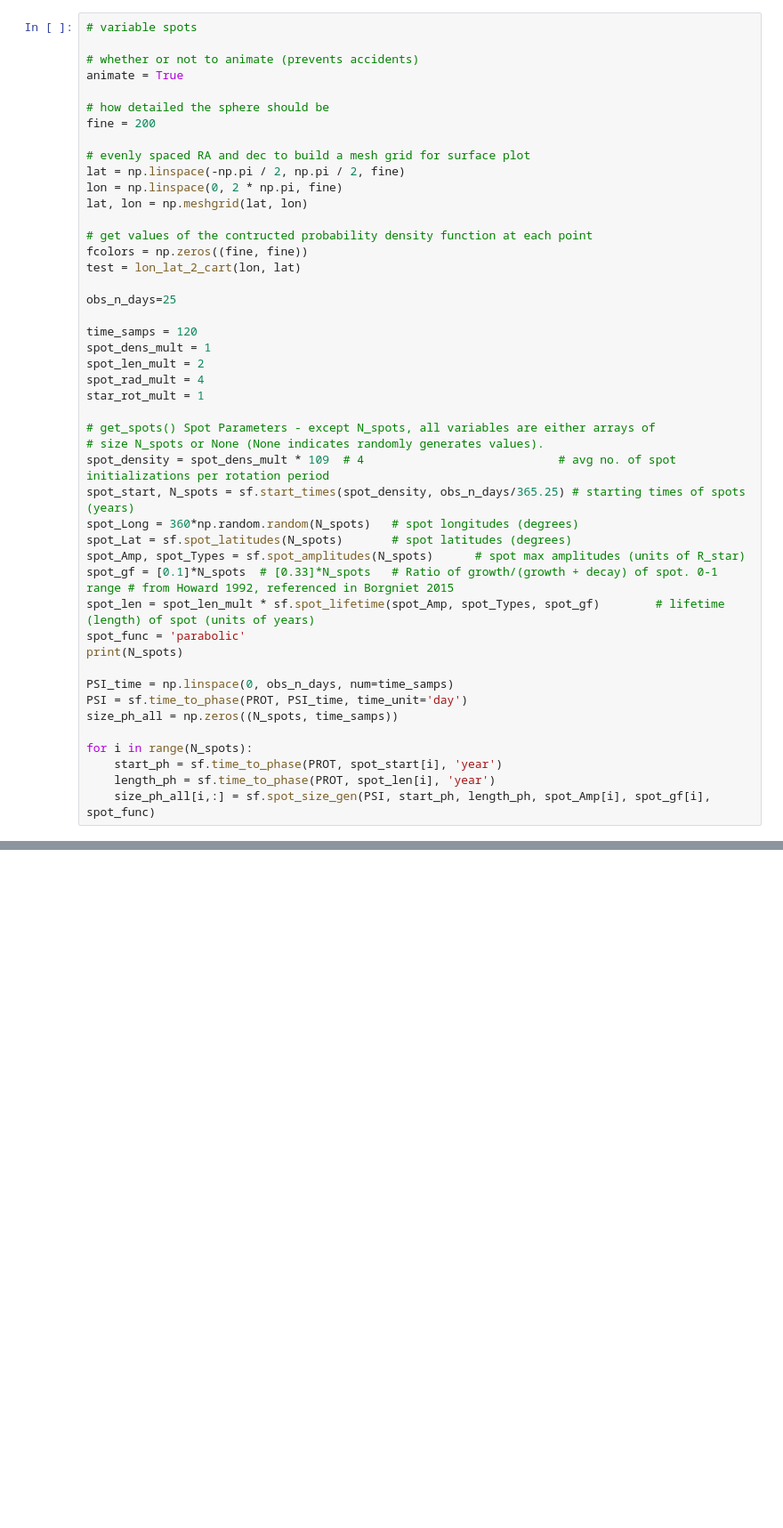
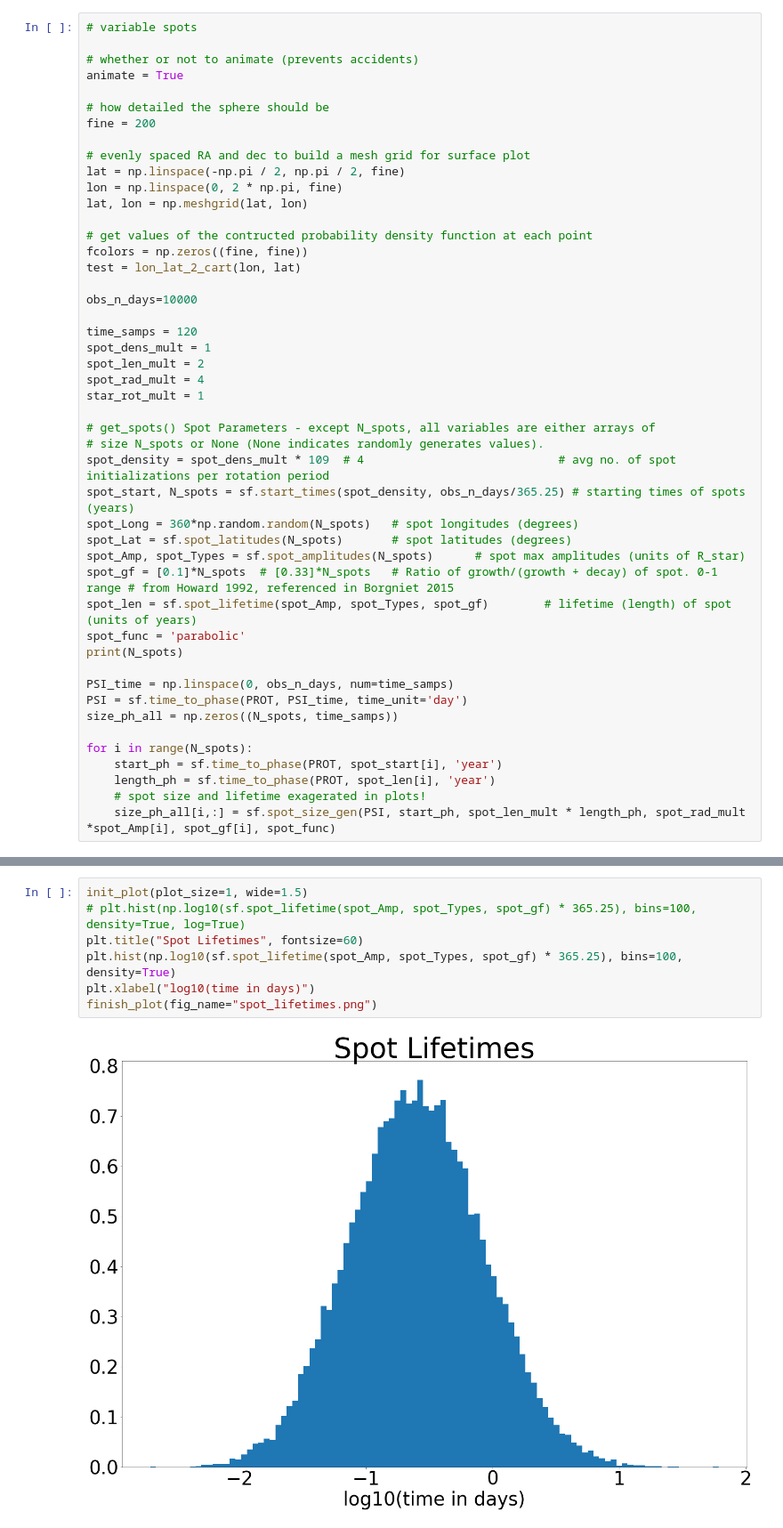
Before and after one commit to christiangil/GP-Research, a Jupyter notebook: python/3D_starspots.ipynb, the cells around one changed output, grey strips where cells are left out. Shown: that part at 89% size. Drawn from its saved outputs; the diff is of its cells as text; blank space fills up the shorter version.

```diff
--- a/python/3D_starspots.ipynb
+++ b/python/3D_starspots.ipynb
@@ -175,7 +169,7 @@ lat, lon = np.meshgrid(lat, lon)
 fcolors = np.zeros((fine, fine))
 test = lon_lat_2_cart(lon, lat)
 
-obs_n_days=25
+obs_n_days=10000
 
 time_samps = 120
 spot_dens_mult = 1
@@ -191,7 +185,7 @@ spot_Long = 360*np.random.random(N_spots)   # spot longitudes (degrees)
 spot_Lat = sf.spot_latitudes(N_spots)       # spot latitudes (degrees)
 spot_Amp, spot_Types = sf.spot_amplitudes(N_spots)      # spot max amplitudes (units of R_star)
 spot_gf = [0.1]*N_spots  # [0.33]*N_spots   # Ratio of growth/(growth + decay) of spot. 0-1 range # from Howard 1992, referenced in Borgniet 2015
-spot_len = spot_len_mult * sf.spot_lifetime(spot_Amp, spot_Types, spot_gf)        # lifetime (length) of spot (units of years)
+spot_len = sf.spot_lifetime(spot_Amp, spot_Types, spot_gf)        # lifetime (length) of spot (units of years)
 spot_func = 'parabolic'
 print(N_spots)
 
@@ -202,5 +196,6 @@ size_ph_all = np.zeros((N_spots, time_samps))
 for i in range(N_spots):
     start_ph = sf.time_to_phase(PROT, spot_start[i], 'year')
     length_ph = sf.time_to_phase(PROT, spot_len[i], 'year')
-    size_ph_all[i,:] = sf.spot_size_gen(PSI, start_ph, length_ph, spot_Amp[i], spot_gf[i], spot_func)
+    # spot size and lifetime exagerated in plots!
+    size_ph_all[i,:] = sf.spot_size_gen(PSI, start_ph, spot_len_mult * length_ph, spot_rad_mult *spot_Amp[i], spot_gf[i], spot_func)
 # %% [output]
@@ -208,3 +219,12 @@ for i in range(N_spots):
+# %%
+init_plot(plot_size=1, wide=1.5)
+# plt.hist(np.log10(sf.spot_lifetime(spot_Amp, spot_Types, spot_gf) * 365.25), bins=100, density=True, log=True)
+plt.title("Spot Lifetimes", fontsize=60)
+plt.hist(np.log10(sf.spot_lifetime(spot_Amp, spot_Types, spot_gf) * 365.25), bins=100, density=True)
+plt.xlabel("log10(time in days)")
+finish_plot(fig_name="spot_lifetimes.png")
+# %% [output]
+[figure, added]
 # %%
 if not animate:
 
```
Also changed, not shown: parts of 4 cells of this notebook, 1 other file.
